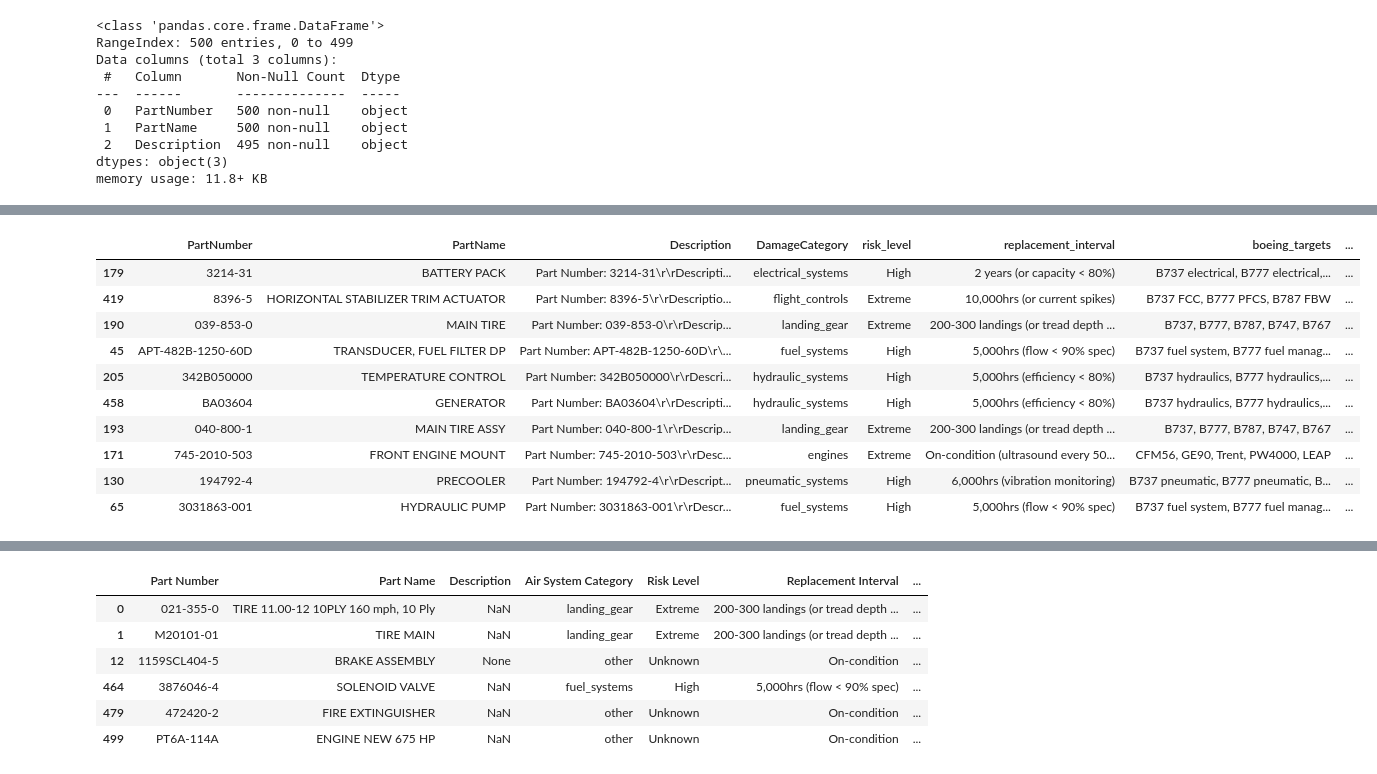
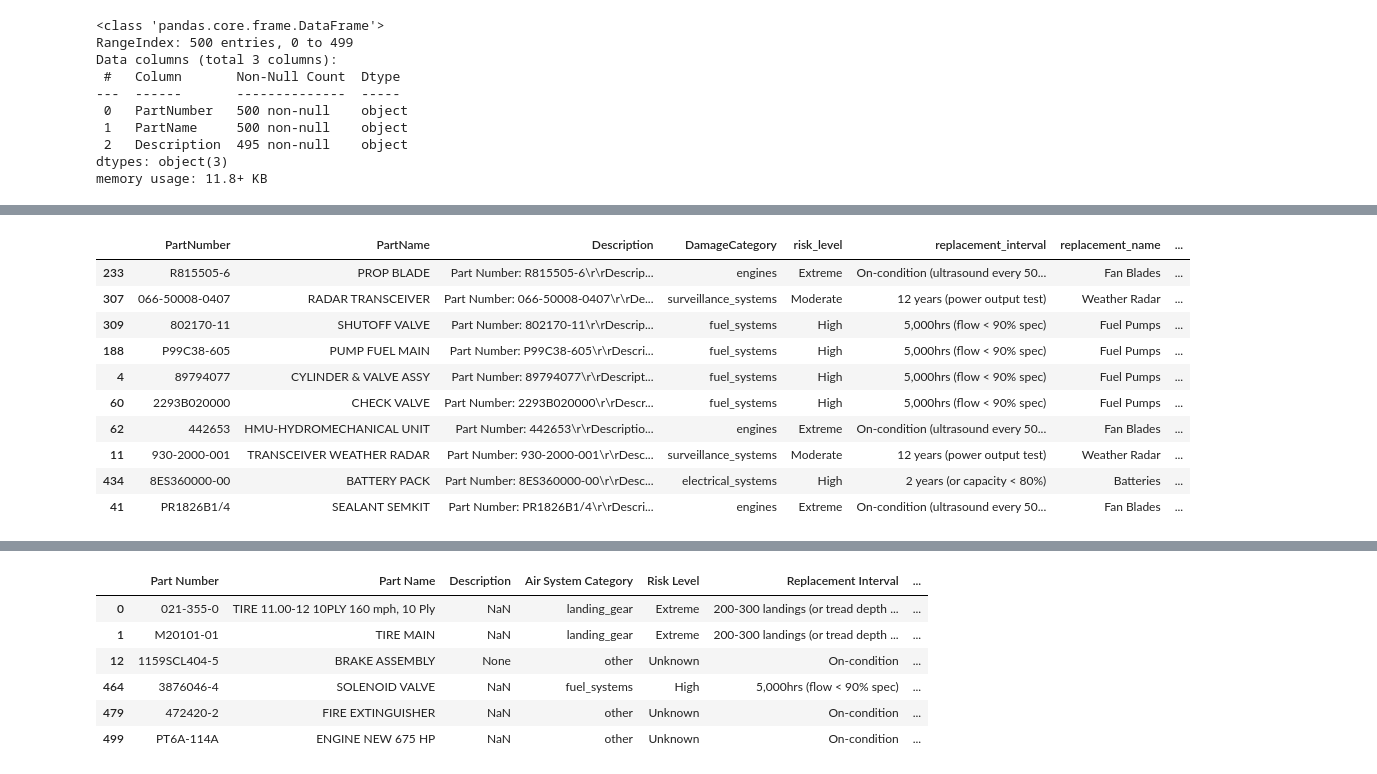
Before and after one commit to thedevreda/JadAerospace, a Jupyter notebook: Script1 - Data Manipulation.ipynb, the cells around one changed output, grey strips where cells are left out. Cells and saved outputs as stored; diff of their text form; code cells hidden in the pictures.

```diff
--- a/Script1 - Data Manipulation.ipynb
+++ b/Script1 - Data Manipulation.ipynb
@@ -95,6 +95,21 @@ def get_primary_replacement_interval(part_name, description):
 
     return 'On-condition'
 
+def get_replacement_name_by_interval(part_name, description):
+    category = categorize_part(part_name, description)
+    interval = get_primary_replacement_interval(part_name, description)
+
+    if category in aircraft_systems:
+        replacement_dict = aircraft_systems[category].get('replacement_interval', {})
+
+        # Reverse lookup: find component whose interval matches exactly the found interval
+        for component, rep_interval in replacement_dict.items():
+            if rep_interval == interval:
+                return component
+
+    return 'Unknown'
+
+
 def get_boeing_targets(part_name, description):
     # Get Boeing targets for the part category"""
     category = categorize_part(part_name, description)
@@ -108,41 +123,42 @@ def get_bombardier_targets(part_name, description):
     if category in aircraft_systems:
         return ', '.join(aircraft_systems[category].get('bombardier_targets', []))
     return ''
 
 def get_mro_targets(part_name, description):
     # Get MRO targets for the part category"""
     category = categorize_part(part_name, description)
     if category in aircraft_systems:
         return ', '.join(aircraft_systems[category].get('mro_targets', []))
     return ''
 
 def get_geo_targets(part_name, description):
     # Get geographical targets for the part category
     category = categorize_part(part_name, description)
     if category in aircraft_systems:
         return ', '.join(aircraft_systems[category].get('geo_targets', []))
     return ''
 
 # Apply to your DataFrame
 dataset['DamageCategory'] = dataset.apply(lambda x: categorize_part(x['PartName'], x['Description']), axis=1)
 dataset['risk_level'] = dataset.apply(lambda x: get_risk_level(x['PartName'], x['Description']), axis=1)
 dataset['replacement_interval'] = dataset.apply(lambda x: get_primary_replacement_interval(x['PartName'], x['Description']), axis=1)
+dataset['replacement_name'] = dataset.apply(lambda x: get_replacement_name_by_interval(x['PartName'], x['Description']),axis=1)
 dataset['boeing_targets'] = dataset.apply(lambda x: get_boeing_targets(x['PartName'], x['Description']), axis=1)
 dataset['bombardier_targets'] = dataset.apply(lambda x: get_bombardier_targets(x['PartName'], x['Description']), axis=1)
 dataset['mro_targets'] = dataset.apply(lambda x: get_mro_targets(x['PartName'], x['Description']), axis=1)
 dataset['geo_targets'] = dataset.apply(lambda x: get_geo_targets(x['PartName'], x['Description']), axis=1)
 
 # View results
 dataset[dataset['DamageCategory'] != 'other'].sample(10)
 # %% [output]
-|  | PartNumber | PartName | Description | DamageCategory | risk_level | replacement_interval | boeing_targets | ... |
-| 179 | 3214-31 | BATTERY PACK | Part Number: 3214-31\r\rDescripti... | electrical_systems | High | 2 years (or capacity < 80%) | B737 electrical, B777 electrical,... | ... |
-| 419 | 8396-5 | HORIZONTAL STABILIZER TRIM ACTUATOR | Part Number: 8396-5\r\rDescriptio... | flight_controls | Extreme | 10,000hrs (or current spikes) | B737 FCC, B777 PFCS, B787 FBW | ... |
-| 190 | 039-853-0 | MAIN TIRE | Part Number: 039-853-0\r\rDescrip... | landing_gear | Extreme | 200-300 landings (or tread depth ... | B737, B777, B787, B747, B767 | ... |
-| 45 | APT-482B-1250-60D | TRANSDUCER, FUEL FILTER DP | Part Number: APT-482B-1250-60D\r\... | fuel_systems | High | 5,000hrs (flow < 90% spec) | B737 fuel system, B777 fuel manag... | ... |
-| 205 | 342B050000 | TEMPERATURE CONTROL | Part Number: 342B050000\r\rDescri... | hydraulic_systems | High | 5,000hrs (efficiency < 80%) | B737 hydraulics, B777 hydraulics,... | ... |
-| 458 | BA03604 | GENERATOR | Part Number: BA03604\r\rDescripti... | hydraulic_systems | High | 5,000hrs (efficiency < 80%) | B737 hydraulics, B777 hydraulics,... | ... |
-| 193 | 040-800-1 | MAIN TIRE ASSY | Part Number: 040-800-1\r\rDescrip... | landing_gear | Extreme | 200-300 landings (or tread depth ... | B737, B777, B787, B747, B767 | ... |
-| 171 | 745-2010-503 | FRONT ENGINE MOUNT | Part Number: 745-2010-503\r\rDesc... | engines | Extreme | On-condition (ultrasound every 50... | CFM56, GE90, Trent, PW4000, LEAP | ... |
-| 130 | 194792-4 | PRECOOLER | Part Number: 194792-4\r\rDescript... | pneumatic_systems | High | 6,000hrs (vibration monitoring) | B737 pneumatic, B777 pneumatic, B... | ... |
-| 65 | 3031863-001 | HYDRAULIC PUMP | Part Number: 3031863-001\r\rDescr... | fuel_systems | High | 5,000hrs (flow < 90% spec) | B737 fuel system, B777 fuel manag... | ... |
+|  | PartNumber | PartName | Description | DamageCategory | risk_level | replacement_interval | replacement_name | ... |
+| 233 | R815505-6 | PROP BLADE | Part Number: R815505-6\r\rDescrip... | engines | Extreme | On-condition (ultrasound every 50... | Fan Blades | ... |
+| 307 | 066-50008-0407 | RADAR TRANSCEIVER | Part Number: 066-50008-0407\r\rDe... | surveillance_systems | Moderate | 12 years (power output test) | Weather Radar | ... |
+| 309 | 802170-11 | SHUTOFF VALVE | Part Number: 802170-11\r\rDescrip... | fuel_systems | High | 5,000hrs (flow < 90% spec) | Fuel Pumps | ... |
+| 188 | P99C38-605 | PUMP FUEL MAIN | Part Number: P99C38-605\r\rDescri... | fuel_systems | High | 5,000hrs (flow < 90% spec) | Fuel Pumps | ... |
+| 4 | 89794077 | CYLINDER & VALVE ASSY | Part Number: 89794077\r\rDescript... | fuel_systems | High | 5,000hrs (flow < 90% spec) | Fuel Pumps | ... |
+| 60 | 2293B020000 | CHECK VALVE | Part Number: 2293B020000\r\rDescr... | fuel_systems | High | 5,000hrs (flow < 90% spec) | Fuel Pumps | ... |
+| 62 | 442653 | HMU-HYDROMECHANICAL UNIT | Part Number: 442653\r\rDescriptio... | engines | Extreme | On-condition (ultrasound every 50... | Fan Blades | ... |
+| 11 | 930-2000-001 | TRANSCEIVER WEATHER RADAR | Part Number: 930-2000-001\r\rDesc... | surveillance_systems | Moderate | 12 years (power output test) | Weather Radar | ... |
+| 434 | 8ES360000-00 | BATTERY PACK | Part Number: 8ES360000-00\r\rDesc... | electrical_systems | High | 2 years (or capacity < 80%) | Batteries | ... |
+| 41 | PR1826B1/4 | SEALANT SEMKIT | Part Number: PR1826B1/4\r\rDescri... | engines | Extreme | On-condition (ultrasound every 50... | Fan Blades | ... |
```
Also changed, not shown: parts of 14 cells of this notebook, 1 other file.
